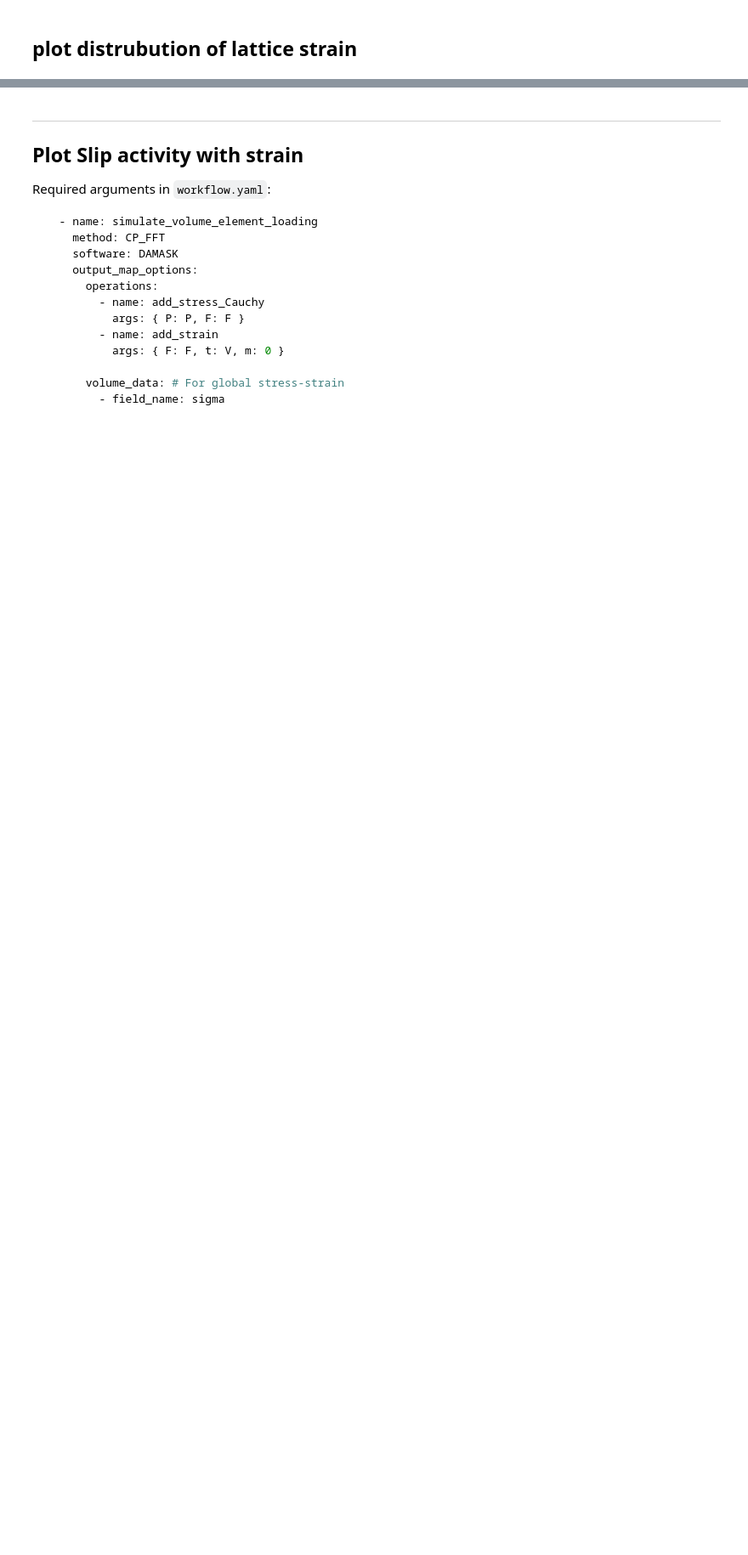
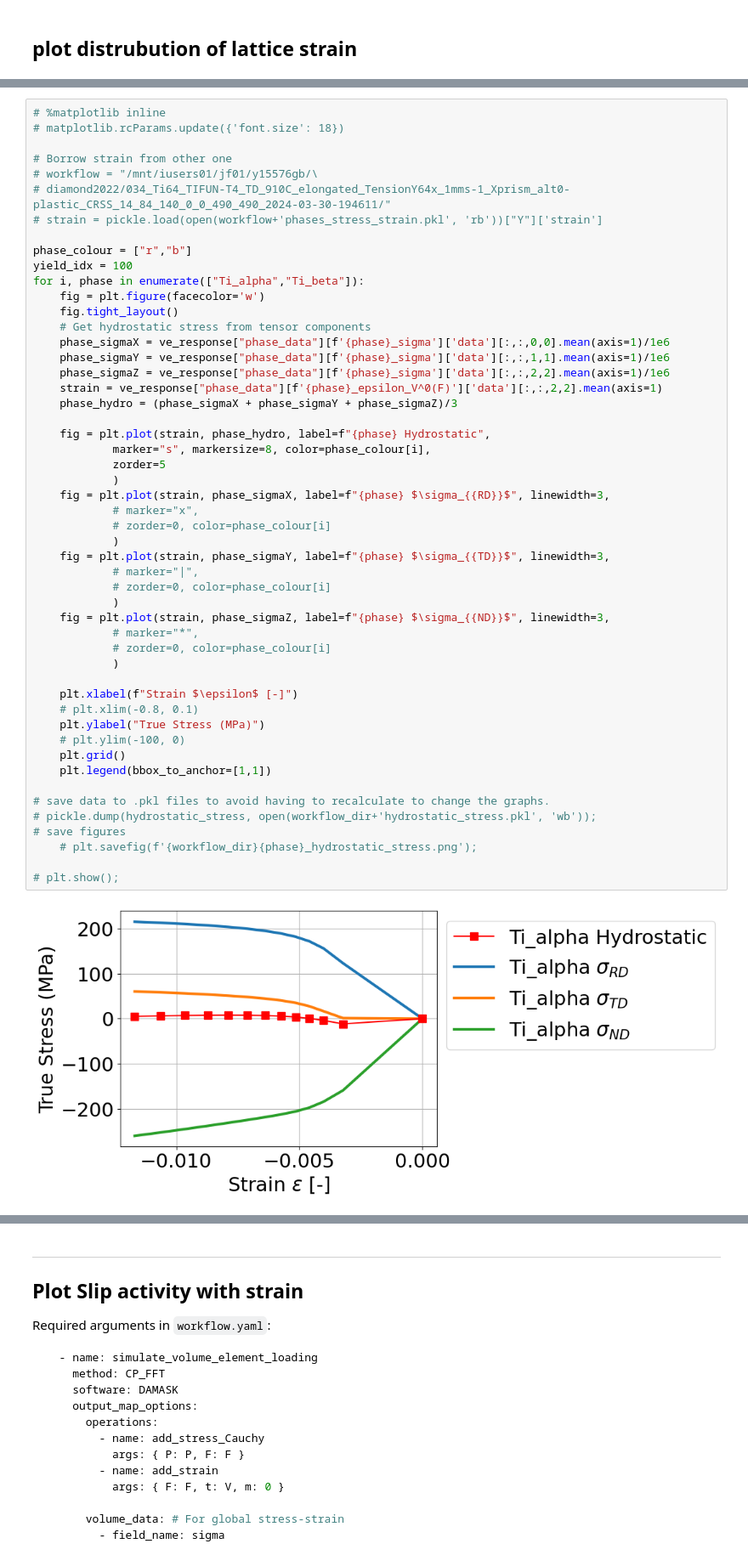
Before and after one commit to LightForm-group/Diffraction-postprocessing, a Jupyter notebook: Matflow_postproc_example.ipynb, the cells around one changed output, grey strips where cells are left out. Shown at 85% size. Saved outputs shown, nothing was run; the diff lists cells and outputs as text; blank space fills up the shorter version.

```diff
--- a/Matflow_postproc_example.ipynb
+++ b/Matflow_postproc_example.ipynb
@@ -373,0 +426,53 @@ plt.savefig(f'{workflow_dir}hydrostatic_stress.png')
+# %%
+# %matplotlib inline
+# matplotlib.rcParams.update({'font.size': 18})
+
+# Borrow strain from other one
+# workflow = "/mnt/iusers01/jf01/y15576gb/\
+# diamond2022/034_Ti64_TIFUN-T4_TD_910C_elongated_TensionY64x_1mms-1_Xprism_alt0-plastic_CRSS_14_84_140_0_0_490_490_2024-03-30-194611/"
+# strain = pickle.load(open(workflow+'phases_stress_strain.pkl', 'rb'))["Y"]['strain']
+
+phase_colour = ["r","b"]
+yield_idx = 100
+for i, phase in enumerate(["Ti_alpha","Ti_beta"]):
+    fig = plt.figure(facecolor='w')
+    fig.tight_layout()
+    # Get hydrostatic stress from tensor components
+    phase_sigmaX = ve_response["phase_data"][f'{phase}_sigma']['data'][:,:,0,0].mean(axis=1)/1e6
+    phase_sigmaY = ve_response["phase_data"][f'{phase}_sigma']['data'][:,:,1,1].mean(axis=1)/1e6
+    phase_sigmaZ = ve_response["phase_data"][f'{phase}_sigma']['data'][:,:,2,2].mean(axis=1)/1e6
+    strain = ve_response["phase_data"][f'{phase}_epsilon_V^0(F)']['data'][:,:,2,2].mean(axis=1)
+    phase_hydro = (phase_sigmaX + phase_sigmaY + phase_sigmaZ)/3
+
+    fig = plt.plot(strain, phase_hydro, label=f"{phase} Hydrostatic",
+            marker="s", markersize=8, color=phase_colour[i],
+            zorder=5
+            )
+    fig = plt.plot(strain, phase_sigmaX, label=f"{phase} $\sigma_{{RD}}$", linewidth=3,
+            # marker="x",
+            # zorder=0, color=phase_colour[i]
+            )
+    fig = plt.plot(strain, phase_sigmaY, label=f"{phase} $\sigma_{{TD}}$", linewidth=3,
+            # marker="|",
+            # zorder=0, color=phase_colour[i]
+            )
+    fig = plt.plot(strain, phase_sigmaZ, label=f"{phase} $\sigma_{{ND}}$", linewidth=3,
+            # marker="*",
+            # zorder=0, color=phase_colour[i]
+            )
+
+    plt.xlabel(f"Strain $\epsilon$ [-]")
+    # plt.xlim(-0.8, 0.1)
+    plt.ylabel("True Stress (MPa)")
+    # plt.ylim(-100, 0)
+    plt.grid()
+    plt.legend(bbox_to_anchor=[1,1])
+
+# save data to .pkl files to avoid having to recalculate to change the graphs.
+# pickle.dump(hydrostatic_stress, open(workflow_dir+'hydrostatic_stress.pkl', 'wb'));
+# save figures
+    # plt.savefig(f'{workflow_dir}{phase}_hydrostatic_stress.png');
+
+# plt.show();
+# %% [output]
+[figure, added]
```
Also changed, not shown: parts of 33 cells of this notebook, 44 other files.
